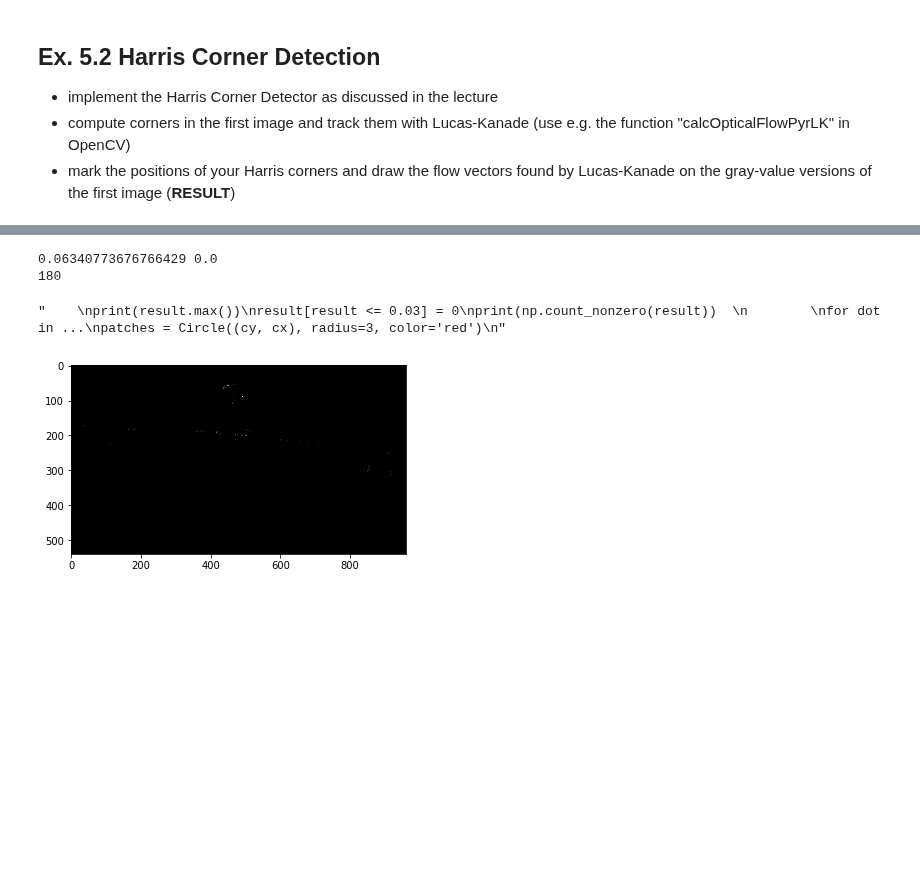
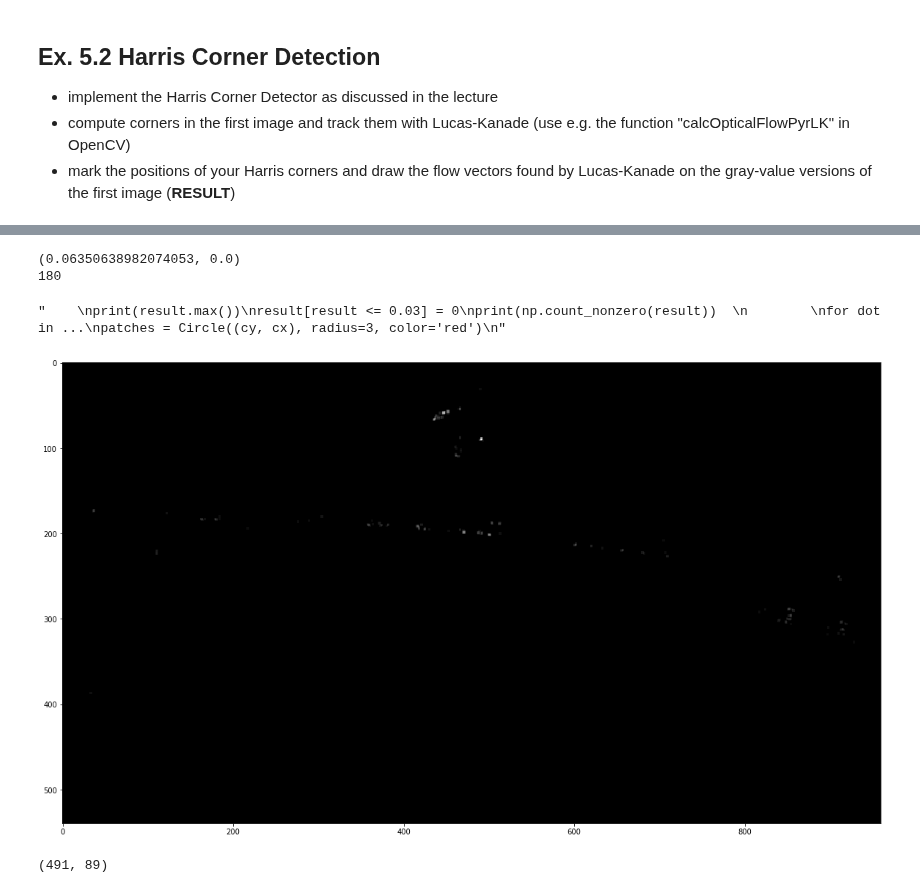
Before and after one commit to jneuendorf/cv1920_assignments, a Jupyter notebook: 05_BlockMatching_HarrisCorners_5_2.ipynb, the cells around one changed output, grey strips where cells are left out. Saved outputs shown, nothing was run; the diff lists cells and outputs as text; code cells hidden in the pictures; blank space fills up the shorter version.

```diff
--- a/05_BlockMatching_HarrisCorners_5_2.ipynb
+++ b/05_BlockMatching_HarrisCorners_5_2.ipynb
@@ -155,33 +155,45 @@ for x in range(im_width-(kernel_size-1)):
         R_window = R[x:x+kernel_size,y:y+kernel_size]
         score = np.sum(R_window)
         result[x+1][y+1] = score
 
 #second Treshold to reduce LC vector length
 #result[result <= 0.04] = 0
 #print(np.count_nonzero(result))
 
 for x in range(im_width):
     for y in range(im_height):
         if(result[x][y] != 0.0):
            LC_vec.append((x,y))
 
 # print(len(LC_vec))
 # print(LC_vec)
 
+
+fig = plt.figure(figsize=(20, 15))
 plt.imshow(result, cmap='gray')
 
 
 """
 print(result.max())
 result[result <= 0.03] = 0
 print(np.count_nonzero(result))
 
 for dot in ...
 patches = Circle((cy, cx), radius=3, color='red')
 """
 # %% [output]
-0.06340773676766429 0.0
+(0.06350638982074053, 0.0)
 180
 "    \nprint(result.max())\nresult[result <= 0.03] = 0\nprint(np.count_nonzero(result))  \n        \nfor dot in ...\npatches = Circle((cy, cx), radius=3, color='red')\n"
-[figure, old version]
+[figure, new version]
+# %%
+# Get most valuable Harris Corner
+corner = np.argmax(result)
+corner_x = corner / im_height
+corner_y = corner % im_height
+
+HC = (corner_y, corner_x)
+print(HC)
+# %% [output]
+(491, 89)
 # %%
```
Also changed, not shown: parts of 4 cells of this notebook.
